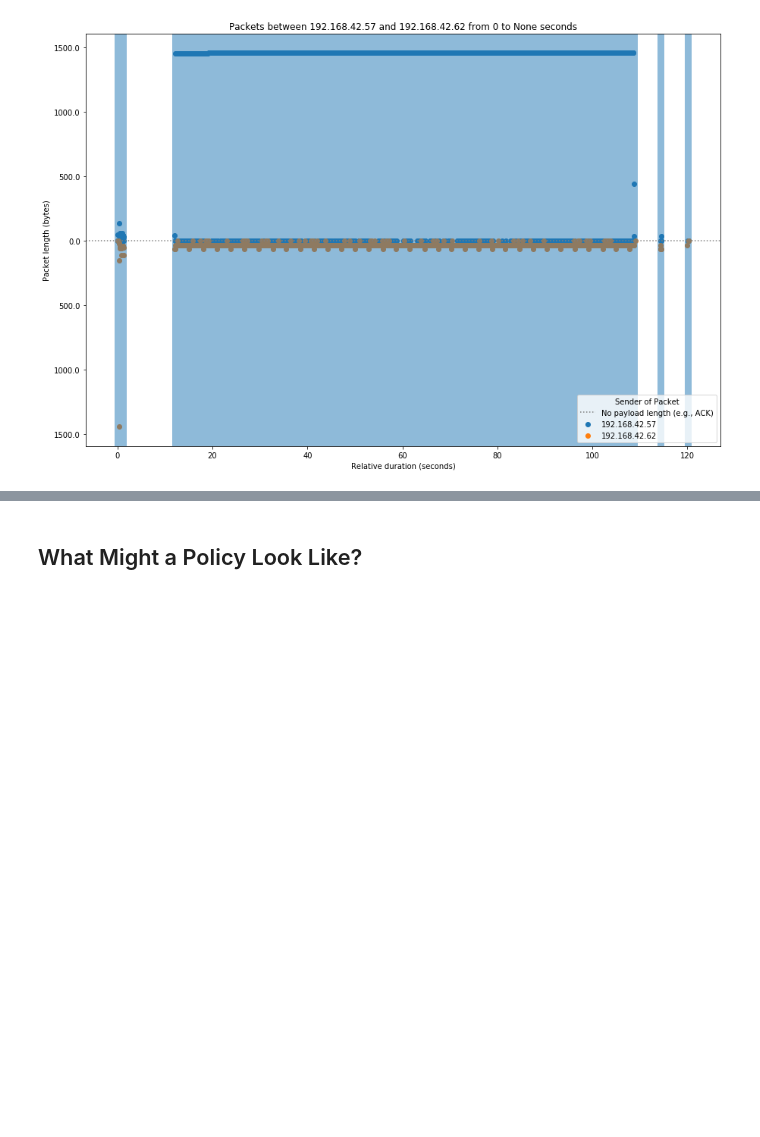
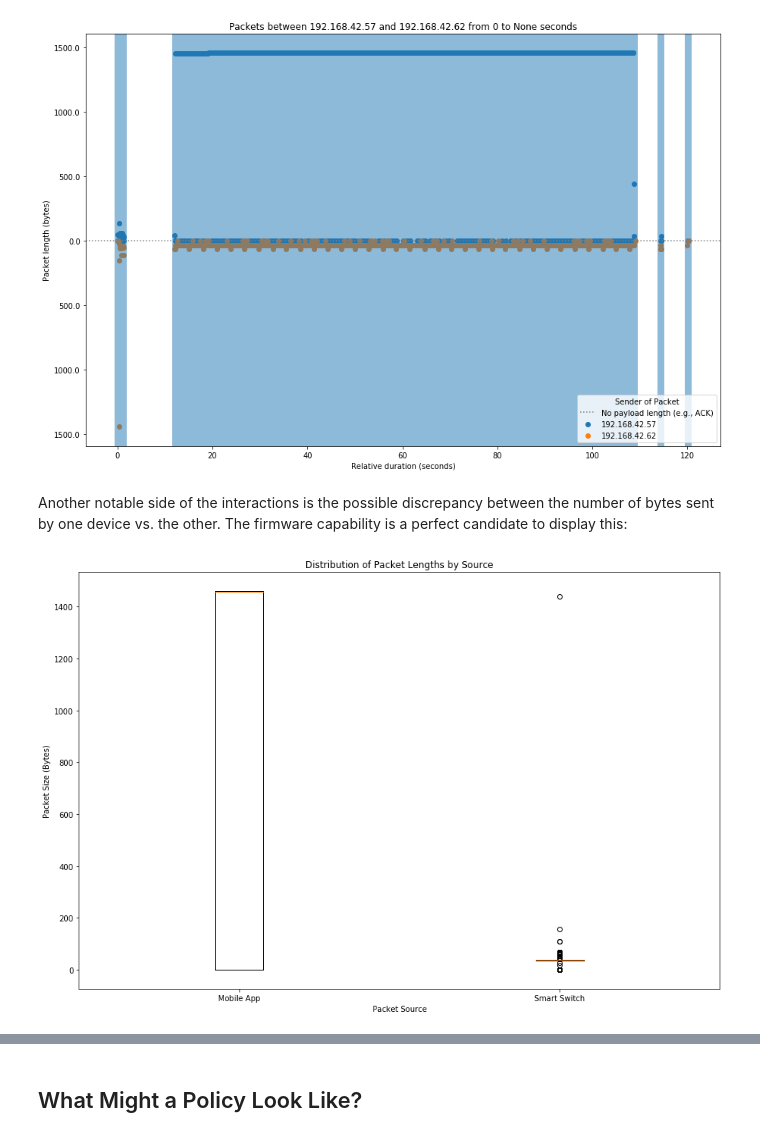
Before and after one commit to adolan5/NetworkAuditing, a Jupyter notebook: Network Characteristics.ipynb, the cells around one changed output, grey strips where cells are left out. Saved outputs shown, nothing was run; the diff lists cells and outputs as text; code cells hidden in the pictures; blank space fills up the shorter version.

Commit message:
Add chart of packet length differences

```diff
--- a/Network Characteristics.ipynb
+++ b/Network Characteristics.ipynb
@@ -147,3 +147,21 @@ firm_flow.get_packets_graph()
 plt.show()
 # %% [output]
 [figure]
+# %% [markdown]
+Another notable side of the interactions is the possible discrepancy between the number of bytes sent by one device vs. the other. The firmware capability is a perfect candidate to display this:
+# %%
+app_lens = [p.get('pkt_len') for p in firm_flow.packet_stats if p.get('src_addr') == '192.168.42.57']
+switch_lens = [p.get('pkt_len') for p in firm_flow.packet_stats if p.get('src_addr') == '192.168.42.62']
+
+fig, ax = plt.subplots()
+ax.boxplot([app_lens, switch_lens])
+ax.set_xticklabels(['Mobile App', 'Smart Switch'])
+ax.set_ylabel('Packet Size (Bytes)')
+ax.set_xlabel('Packet Source')
+ax.set_title('Distribution of Packet Lengths by Source')
+
+fig.set_size_inches(15,10)
+
+plt.show()
+# %% [output]
+[figure, added]
```
Also changed, not shown: parts of 2 cells of this notebook.
